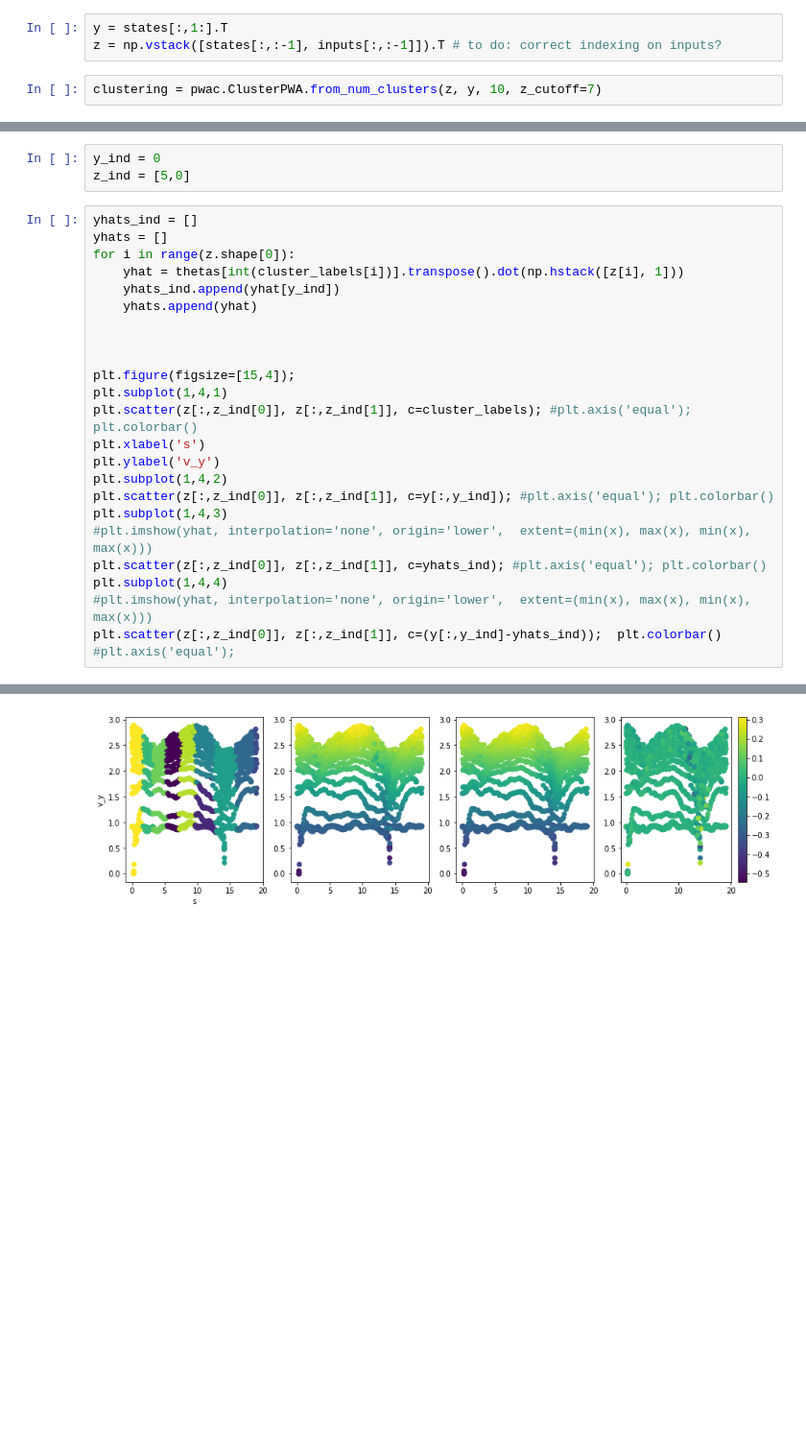
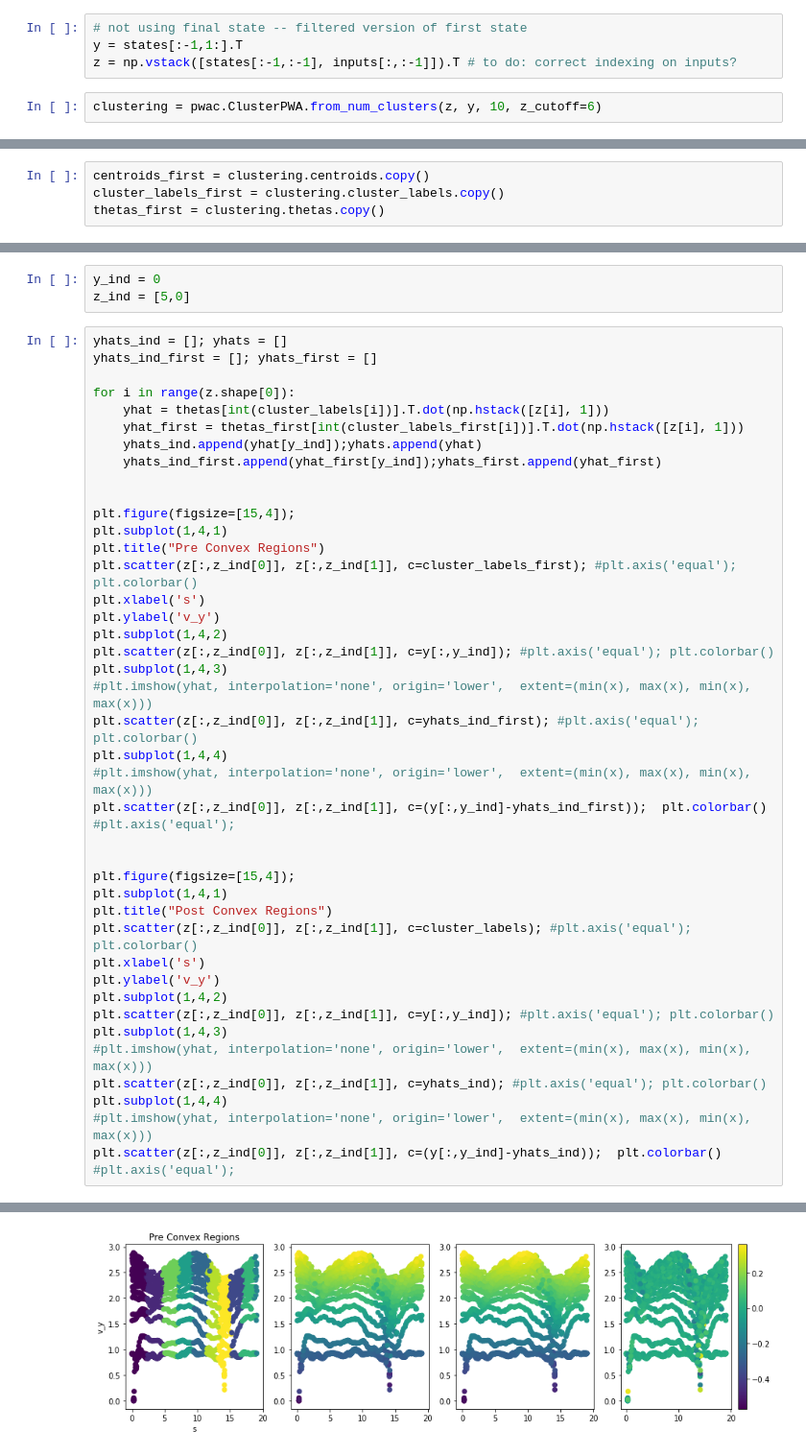
Before and after one commit to DeepakIngole/SwitchSysLMPC, a Jupyter notebook: notebooks/PWA fitting on Car Data.ipynb, the cells around one changed output, grey strips where cells are left out. Shown at 96% size. Saved outputs shown, nothing was run; the diff lists cells and outputs as text; blank space fills up the shorter version.

```diff
--- a/notebooks/PWA fitting on Car Data.ipynb
+++ b/notebooks/PWA fitting on Car Data.ipynb
@@ -71,8 +74,9 @@ y.shape
 # %%
-y = states[:,1:].T
-z = np.vstack([states[:,:-1], inputs[:,:-1]]).T # to do: correct indexing on inputs?
+# not using final state -- filtered version of first state
+y = states[:-1,1:].T
+z = np.vstack([states[:-1,:-1], inputs[:,:-1]]).T # to do: correct indexing on inputs?
 # %%
-clustering = pwac.ClusterPWA.from_num_clusters(z, y, 10, z_cutoff=7)
+clustering = pwac.ClusterPWA.from_num_clusters(z, y, 10, z_cutoff=6)
 # %%
 clustering.fit_clusters(verbose=True)
 # %% [output]
@@ -93,3 +97,7 @@ assigning datapoints to clusters
 updating models
 0.0
 done
+# %%
+centroids_first = clustering.centroids.copy()
+cluster_labels_first = clustering.cluster_labels.copy()
+thetas_first = clustering.thetas.copy()
@@ -101,28 +129,46 @@ thetas = clustering.thetas
 y_ind = 0
 z_ind = [5,0]
 # %%
-yhats_ind = []
-yhats = []
+yhats_ind = []; yhats = []
+yhats_ind_first = []; yhats_first = []
+
 for i in range(z.shape[0]):
-    yhat = thetas[int(cluster_labels[i])].transpose().dot(np.hstack([z[i], 1]))
-    yhats_ind.append(yhat[y_ind])
-    yhats.append(yhat)
-
+    yhat = thetas[int(cluster_labels[i])].T.dot(np.hstack([z[i], 1]))
+    yhat_first = thetas_first[int(cluster_labels_first[i])].T.dot(np.hstack([z[i], 1]))
+    yhats_ind.append(yhat[y_ind]);yhats.append(yhat)
+    yhats_ind_first.append(yhat_first[y_ind]);yhats_first.append(yhat_first)
 
 
 plt.figure(figsize=[15,4]);
 plt.subplot(1,4,1)
+plt.title("Pre Convex Regions")
+plt.scatter(z[:,z_ind[0]], z[:,z_ind[1]], c=cluster_labels_first); #plt.axis('equal'); plt.colorbar()
+plt.xlabel('s')
+plt.ylabel('v_y')
+plt.subplot(1,4,2)
+plt.scatter(z[:,z_ind[0]], z[:,z_ind[1]], c=y[:,y_ind]); #plt.axis('equal'); plt.colorbar()
+plt.subplot(1,4,3)
+#plt.imshow(yhat, interpolation='none', origin='lower',  extent=(min(x), max(x), min(x), max(x)))
+plt.scatter(z[:,z_ind[0]], z[:,z_ind[1]], c=yhats_ind_first); #plt.axis('equal'); plt.colorbar()
+plt.subplot(1,4,4)
+#plt.imshow(yhat, interpolation='none', origin='lower',  extent=(min(x), max(x), min(x), max(x)))
+plt.scatter(z[:,z_ind[0]], z[:,z_ind[1]], c=(y[:,y_ind]-yhats_ind_first));  plt.colorbar() #plt.axis('equal');
+
+
+plt.figure(figsize=[15,4]);
+plt.subplot(1,4,1)
+plt.title("Post Convex Regions")
 plt.scatter(z[:,z_ind[0]], z[:,z_ind[1]], c=cluster_labels); #plt.axis('equal'); plt.colorbar()
 plt.xlabel('s')
 plt.ylabel('v_y')
 plt.subplot(1,4,2)
 plt.scatter(z[:,z_ind[0]], z[:,z_ind[1]], c=y[:,y_ind]); #plt.axis('equal'); plt.colorbar()
 plt.subplot(1,4,3)
 #plt.imshow(yhat, interpolation='none', origin='lower',  extent=(min(x), max(x), min(x), max(x)))
 plt.scatter(z[:,z_ind[0]], z[:,z_ind[1]], c=yhats_ind); #plt.axis('equal'); plt.colorbar()
 plt.subplot(1,4,4)
 #plt.imshow(yhat, interpolation='none', origin='lower',  extent=(min(x), max(x), min(x), max(x)))
 plt.scatter(z[:,z_ind[0]], z[:,z_ind[1]], c=(y[:,y_ind]-yhats_ind));  plt.colorbar() #plt.axis('equal');
 # %% [output]
 <matplotlib.colorbar.Colorbar at 0x...>
-[figure, old version]
+[figure, new version]
```
Also changed, not shown: parts of 12 cells of this notebook, 1 other file.
